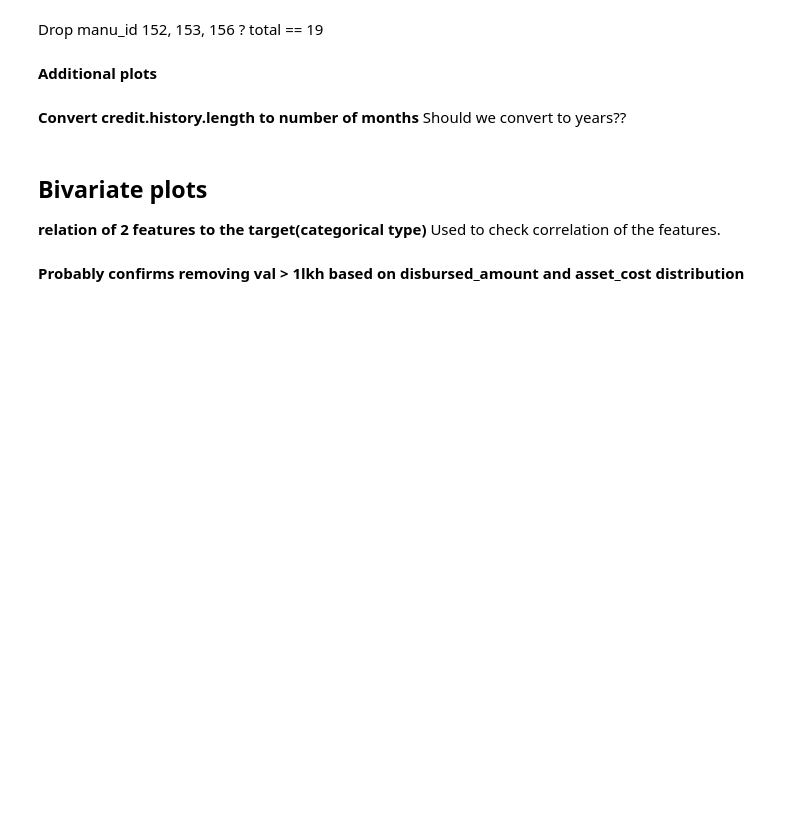
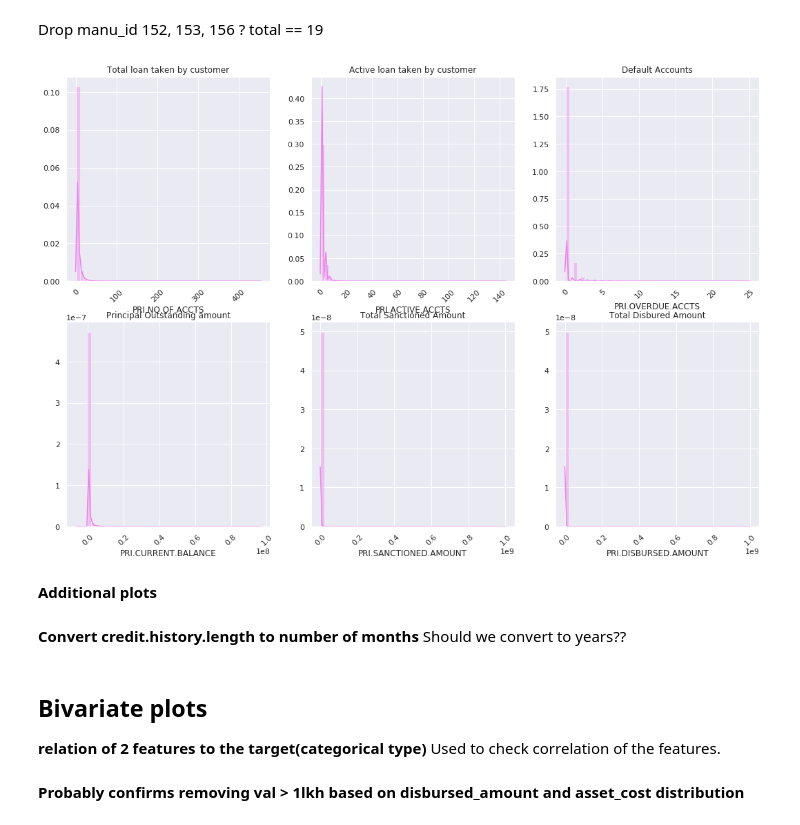
Before and after one commit to ajinkyaathlye/ml_hackathon, a Jupyter notebook: Loan_Default.ipynb, the cells around one changed output. Drawn from its saved outputs; the diff is of its cells as text; code cells hidden in the pictures; blank space fills up the shorter version.

```diff
--- a/Loan_Default.ipynb
+++ b/Loan_Default.ipynb
@@ -29,7 +29,7 @@ def axex(size):
     ax = fig.gca() # define axis
     return ax
 # %%
-loan_data = pd.read_csv('../Hackathon/Data/train.csv',low_memory=False)
+loan_data = pd.read_csv('./Hackathon/Data/train.csv',low_memory=False)
 # loan_data = pd.read_csv('../input/train.csv')
 # %%
 loan_data.describe().T
@@ -281,6 +329,41 @@ loan_data[['loan_default', 'branch_id']].\
 ax.set_title('LD vs Branch')
 ax.set_xlabel('Branch')
 ax.set_ylabel('LD')
+# %%
+plt.rcParams['figure.figsize'] = (18, 12)
+plt.subplot(2, 3, 1)
+sns.distplot(loan_data['PRI.NO.OF.ACCTS'], color = 'violet')
+plt.title('Total loan taken by customer')
+plt.xticks(rotation = 45)
+
+plt.subplot(2, 3, 2)
+sns.distplot(loan_data['PRI.ACTIVE.ACCTS'], color = 'violet')
+plt.title('Active loan taken by customer')
+plt.xticks(rotation = 45)
+
+plt.subplot(2, 3, 3)
+sns.distplot(loan_data['PRI.OVERDUE.ACCTS'], color = 'violet')
+plt.title('Default Accounts')
+plt.xticks(rotation = 45)
+
+plt.subplot(2, 3, 4)
+sns.distplot(loan_data['PRI.CURRENT.BALANCE'], color = 'violet')
+plt.title('Principal Outstanding amount')
+plt.xticks(rotation = 45)
+
+plt.subplot(2, 3, 5)
+sns.distplot(loan_data['PRI.SANCTIONED.AMOUNT'], color = 'violet')
+plt.title('Total Sanctioned Amount')
+plt.xticks(rotation = 45)
+
+plt.subplot(2, 3, 6)
+sns.distplot(loan_data['PRI.DISBURSED.AMOUNT'], color = 'violet')
+plt.title('Total Disbured Amount')
+plt.xticks(rotation = 45)
+
+plt.show()
+# %% [output]
+[figure, added]
 # %%
 fig, ax = plt.subplots()
 fig.set_size_inches(20 ,20)
```
Also changed, not shown: parts of 56 cells of this notebook.
